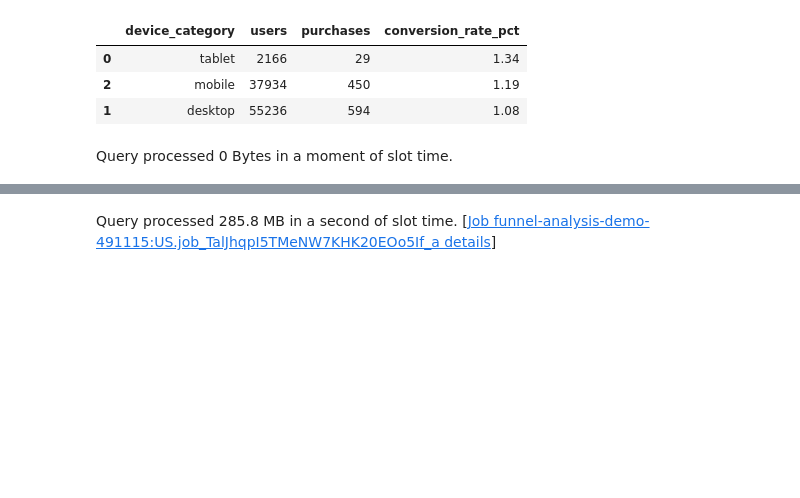
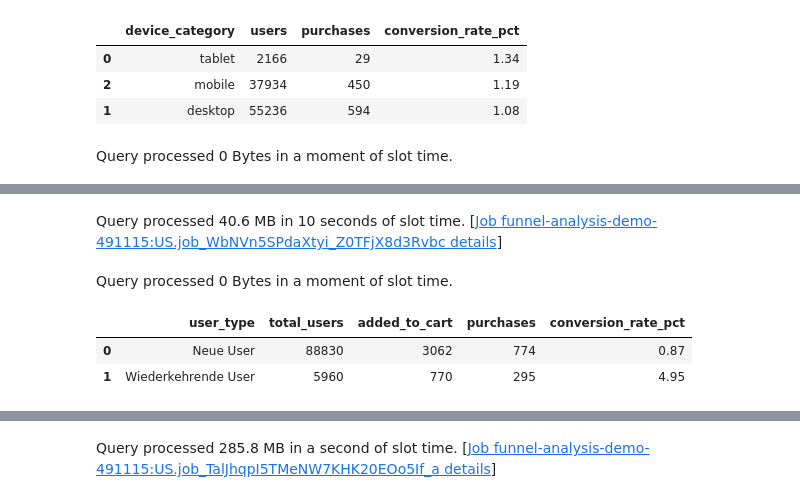
Before and after one commit to Buck-Data/Funnel-Analysis, a Jupyter notebook: notebooks/Big_Query.ipynb, the cells around one changed output, grey strips where cells are left out. Drawn from its saved outputs; the diff is of its cells as text; code cells hidden in the pictures; blank space fills up the shorter version.

```diff
--- a/notebooks/Big_Query.ipynb
+++ b/notebooks/Big_Query.ipynb
@@ -830,0 +988,33 @@ Welche 10 Länder haben die größte prozentuale Kaufconversion?
+# %%
+df_new_ret = bpd.read_gbq(f"""
+WITH user_type AS (
+  SELECT
+    user_pseudo_id,
+    MAX(IF(event_name = 'first_visit', 1, 0)) AS is_new_user
+  FROM `bigquery-public-data.ga4_obfuscated_sample_ecommerce.events_*`
+  WHERE _TABLE_SUFFIX BETWEEN '{DATE_START}' AND '{DATE_END}'
+  GROUP BY user_pseudo_id
+)
+
+SELECT
+  IF(ut.is_new_user = 1, 'Neue User', 'Wiederkehrende User') AS user_type,
+  COUNT(DISTINCT e.user_pseudo_id)                                                 AS total_users,
+  COUNT(DISTINCT IF(e.event_name = 'add_to_cart', e.user_pseudo_id, NULL))        AS added_to_cart,
+  COUNT(DISTINCT IF(e.event_name = 'purchase',    e.user_pseudo_id, NULL))        AS purchases,
+  ROUND(
+    COUNT(DISTINCT IF(e.event_name = 'purchase', e.user_pseudo_id, NULL)) * 100.0
+    / NULLIF(COUNT(DISTINCT e.user_pseudo_id), 0), 2)                             AS conversion_rate_pct
+FROM `bigquery-public-data.ga4_obfuscated_sample_ecommerce.events_*` e
+JOIN user_type ut USING (user_pseudo_id)
+WHERE _TABLE_SUFFIX BETWEEN '{DATE_START}' AND '{DATE_END}'
+GROUP BY user_type
+""")
+
+df_new_ret_pd = df_new_ret.to_pandas()
+df_new_ret_pd
+# %% [output]
+Query processed 40.6 MB in 10 seconds of slot time. [Job funnel-analysis-demo-491115:US.job_WbNVn5SPdaXtyi_Z0TFjX8d3Rvbc details]
+Query processed 0 Bytes in a moment of slot time.
+|  | user_type | total_users | added_to_cart | purchases | conversion_rate_pct |
+| 0 | Neue User | 88830 | 3062 | 774 | 0.87 |
+| 1 | Wiederkehrende User | 5960 | 770 | 295 | 4.95 |
```
Also changed, not shown: parts of 21 cells of this notebook.
